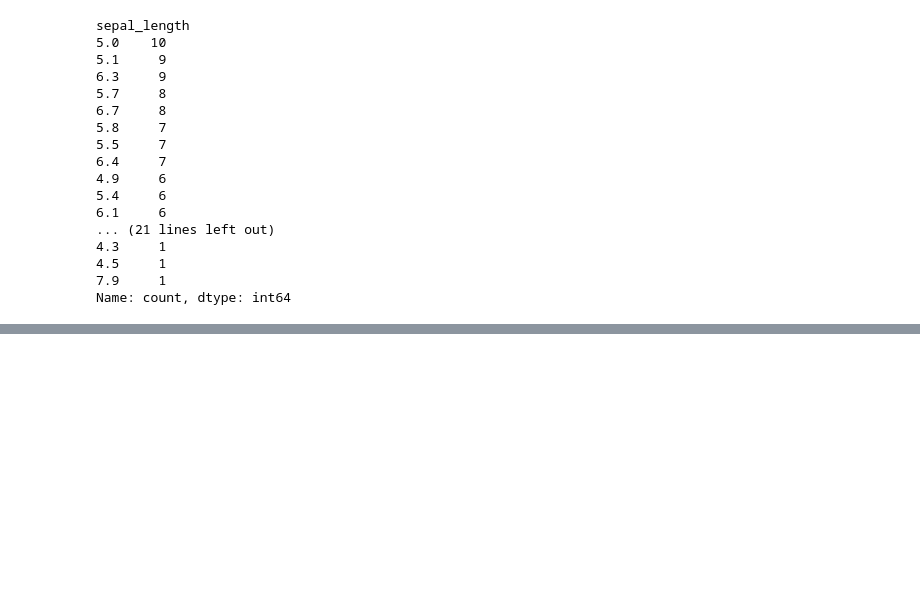
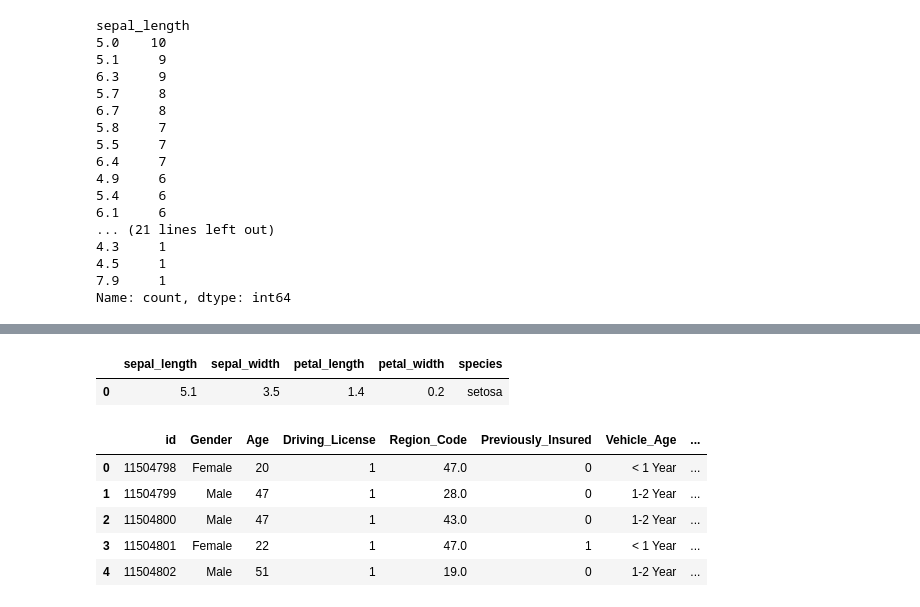
Before and after one commit to lsjdg/hktoss, a Jupyter notebook: hg-da/240701.ipynb, the cells around one changed output, grey strips where cells are left out. Saved outputs shown, nothing was run; the diff lists cells and outputs as text; code cells hidden in the pictures; blank space fills up the shorter version.

```diff
--- a/hg-da/240701.ipynb
+++ b/hg-da/240701.ipynb
@@ -93,0 +161,16 @@ Name: count, dtype: int64
+# %%
+iris_df = pd.read_csv('../test_data/iris.csv')
+iris_df.head(1)
+# %% [output]
+|  | sepal_length | sepal_width | petal_length | petal_width | species |
+| 0 | 5.1 | 3.5 | 1.4 | 0.2 | setosa |
+# %%
+test = pd.read_csv('../kaggle/playground_series/test.csv')
+test.head()
+# %% [output]
+|  | id | Gender | Age | Driving_License | Region_Code | Previously_Insured | Vehicle_Age | ... |
+| 0 | 11504798 | Female | 20 | 1 | 47.0 | 0 | < 1 Year | ... |
+| 1 | 11504799 | Male | 47 | 1 | 28.0 | 0 | 1-2 Year | ... |
+| 2 | 11504800 | Male | 47 | 1 | 43.0 | 0 | 1-2 Year | ... |
+| 3 | 11504801 | Female | 22 | 1 | 47.0 | 1 | < 1 Year | ... |
+| 4 | 11504802 | Male | 51 | 1 | 19.0 | 0 | 1-2 Year | ... |
```
Also changed, not shown: parts of 22 cells of this notebook.
